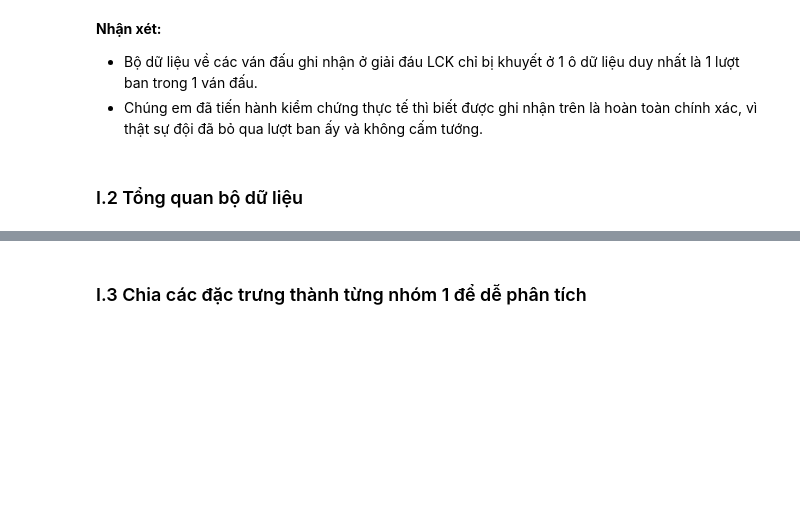
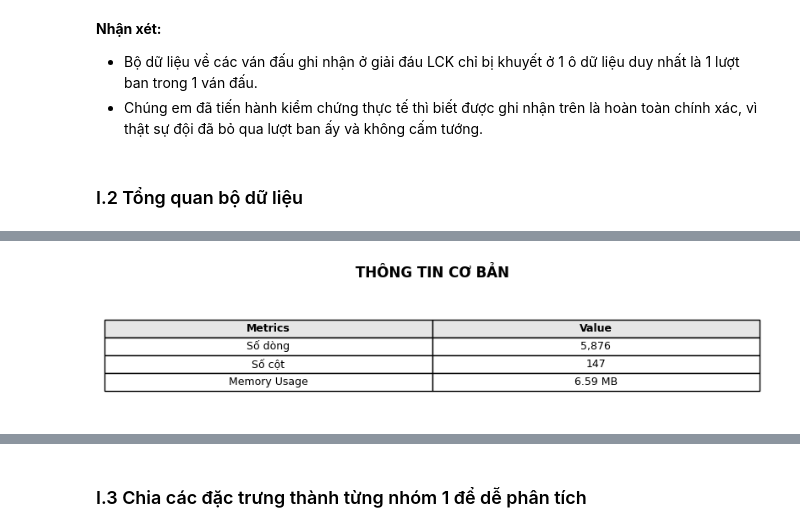
Before and after one commit to EldlichLord2004/DS102_P13_CNVN, a Jupyter notebook: Source/DS102-P13 - Group-7.ipynb, the cells around one changed output, grey strips where cells are left out. Saved outputs shown, nothing was run; the diff lists cells and outputs as text; code cells hidden in the pictures; blank space fills up the shorter version.

```diff
--- a/Source/DS102-P13 - Group-7.ipynb
+++ b/Source/DS102-P13 - Group-7.ipynb
@@ -117,8 +118,10 @@ dtype: float64
 # %% [markdown]
 ### I.2 Tổng quan bộ dữ liệu
 # %%
-#Sử dụng thư viện prettytable để có kết quả hiển thị đẹp hơn
+# Import các thư viện cần thiết
 from prettytable import PrettyTable
+import matplotlib.pyplot as plt
+import pandas as pd
 
 def analyze_dataset(df):
     # 1. Thông tin cơ bản
@@ -147,36 +150,65 @@ def analyze_dataset(df):
         percentage = (count / len(df)) * 100
         missing_info.add_row([col, count, f"{percentage:.2f}%"])
 
-    # # 4. Nhóm các cột theo prefix
-    # column_groups = {}
-    # for col in df.columns:
-    #     prefix = col.split('_')[0] if '_' in col else 'other'
-    #     if prefix not in column_groups:
-    #         column_groups[prefix] = []
-    #     column_groups[prefix].append(col)
+    # Hàm vẽ bảng
+    def plot_table(data, title):
+        # Tính toán kích thước figure dựa trên số dòng
+        row_height = 0.5
 
-    # group_info = PrettyTable()
-    # group_info.title = "NHÓM CÁC CỘT LIÊN QUAN"
-    # group_info.field_names = ["Nhóm", "Số lượng cột", "Danh sách cột"]
-    # for prefix, cols in column_groups.items():
-    #     group_info.add_row([prefix, len(cols), "\n".join(cols)])
+        fig, ax = plt.subplots(figsize=(8,2))
+        ax.axis('tight')
+        ax.axis('off')
 
-    # In kết quả
-    print(basic_info)
-    print("\n" + "="*80 + "\n")
-    print(dtype_info)
-    print("\n" + "="*80 + "\n")
-    print(missing_info)
-    print("\n" + "="*80 + "\n")
+        # Tạo bảng
+        table = ax.table(
+            cellText=data._rows,
+            colLabels=data.field_names,
+            cellLoc='center',
+            loc='center',
+            colColours=['#e6e6e6']*len(data.field_names)
+        )
 
-    # create excel file
-    # Chuyển đổi PrettyTable thành DataFrame trước khi xuất ra Excel
+        # Định dạng bảng
+        table.auto_set_font_size(False)
+        table.set_fontsize(9)
+        table.scale(1.2, 1.5)
+
+        # Định dạng header
+        for j, key in enumerate(data.field_names):
+            table[0, j].set_text_props(weight='bold')
+
+        # Thêm tiêu đề
+        plt.title(title, pad=20, fontsize=12, fontweight='bold')
+        plt.tight_layout()
+
+        return fig
+
+    # Vẽ và lưu các bảng
+    tables_data = [
+        (basic_info, "THÔNG TIN CƠ BẢN"),
+        (dtype_info, "PHÂN LOẠI KIỂU DỮ LIỆU"),
+        (missing_info, "THỐNG KÊ GIÁ TRỊ THIẾU")
+    ]
+
+    figs = []
+    for table, title in tables_data:
+        fig = plot_table(table, title)
+        figs.append(fig)
+        plt.figure(fig.number)
+        plt.show()
+
+    # Lưu các bảng thành ảnh
+    for i, fig in enumerate(figs):
+        fig.savefig(f'../Data/table_{i+1}.png',
+                    bbox_inches='tight',
+                    dpi=300,
+                    facecolor='white')
+
+    # Xuất ra Excel
     def table_to_dataframe(table):
         return pd.DataFrame(table._rows, columns=table.field_names)
 
-    # Xuất ra Excel
     with pd.ExcelWriter("../Data/data_analysis.xlsx") as writer:
-        # Chuyển đổi từng bảng thành DataFrame và ghi vào Excel
         table_to_dataframe(basic_info).to_excel(
             writer,
             sheet_name="Thông tin cơ bản",
@@ -195,8 +227,7 @@ def analyze_dataset(df):
             index=False
         )
 
-    # print(group_info)
-
 # Sử dụng hàm
-analyze_dataset(lck_df)
+df=pd.read_csv("../Data/All_Tournament.csv")
+analyze_dataset(df)
 # %% [output]
@@ -219,0 +234 @@ analyze_dataset(lck_df)
+[figure, added]
```
Also changed, not shown: parts of 8 cells of this notebook, 10 other files.
